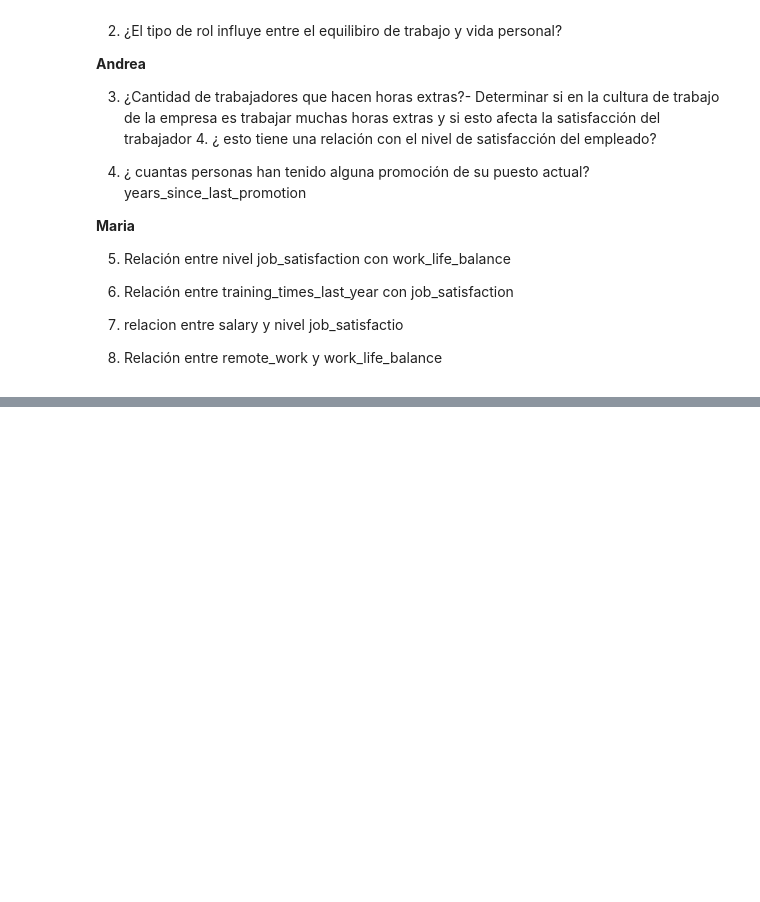
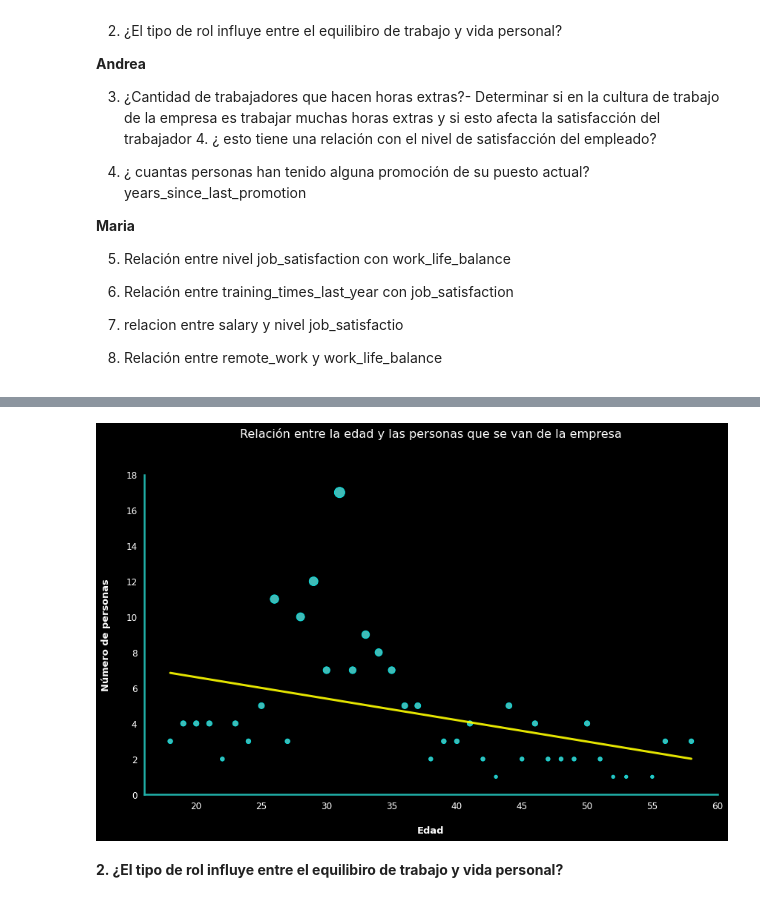
Before and after one commit to Paulamc1695/proyecto_da_promo_J_modulo_3, a Jupyter notebook: Fase_6.Analisis_estadisticos.ipynb, the cells around one changed output, grey strips where cells are left out. Drawn from its saved outputs; the diff is of its cells as text; code cells hidden in the pictures; blank space fills up the shorter version.

```diff
--- a/Fase_6.Analisis_estadisticos.ipynb
+++ b/Fase_6.Analisis_estadisticos.ipynb
@@ -118,3 +118,6 @@ Tener en cuenta en el proceso de análisis:
 7. relacion entre salary y nivel job_satisfactio
 
 8. Relación entre remote_work y  work_life_balance
+# %%
+df_HR_prueba = df_HR.copy()
+df_HR_prueba.head(2)
@@ -120,0 +130,10 @@ Tener en cuenta en el proceso de análisis:
+# %%
+dicc_att={"Yes":1, "No":0}
+
+df_HR_prueba["attrition"] = df_HR_prueba["attrition"].replace(dicc_att)
+# %%
+df_filtro = df_HR_prueba[df_HR_prueba["attrition"] == 1]
+
+relacion = df_filtro.groupby("age").count().reset_index()
+
+relacion[["age","attrition"]].head()
@@ -120,0 +147,59 @@ Tener en cuenta en el proceso de análisis:
+# %%
+sns.set(style="darkgrid")
+
+
+fig, ax = plt.subplots(figsize=(12, 8))
+fig.patch.set_facecolor('black')
+
+scatter = sns.scatterplot(
+    x="age",
+    y="attrition",
+    size="attrition",
+    sizes=(20, 200),
+    color="mediumturquoise",
+    alpha=0.9,
+    edgecolor="aqua",
+    linewidth=0.8,
+    data=relacion,
+    ax=ax,
+    legend=False
+)
+
+sns.regplot(
+    x='age',
+    y='attrition',
+    scatter=False,
+    color='yellow',
+    line_kws={"linewidth": 3, 'alpha': 0.9},
+    ci=None,
+    data=relacion,
+    ax=ax
+)
+
+ax.set_xlabel("Edad", fontsize=13, color='white', weight='bold', labelpad=20)
+ax.set_ylabel("Número de personas", fontsize=13, color='white', weight='bold', labelpad=20)
+
+ax.set_facecolor('black')
+ax.spines['top'].set_visible(False)
+ax.spines['right'].set_visible(False)
+ax.spines['left'].set_linewidth(2.5)
+ax.spines['bottom'].set_linewidth(2.5)
+ax.spines['left'].set_color('lightseagreen')
+ax.spines['bottom'].set_color('lightseagreen')
+
+ax.tick_params(axis='x', colors='white', labelsize=12)
+ax.tick_params(axis='y', colors='white', labelsize=12)
+
+ax.set_yticks(ax.get_yticks())
+ax.get_yaxis().set_major_formatter(plt.FuncFormatter(lambda x, _: f'{int(x)}'))
+
+plt.title('Relación entre la edad y las personas que se van de la empresa', fontsize=16, color='white', pad=50)
+
+plt.grid(False)
+
+plt.tight_layout()
+plt.show()
+# %% [output]
+[figure, added]
+# %% [markdown]
+**2. ¿El tipo de rol influye entre el equilibiro de trabajo y vida personal?**
```
Also changed, not shown: parts of 28 cells of this notebook.
